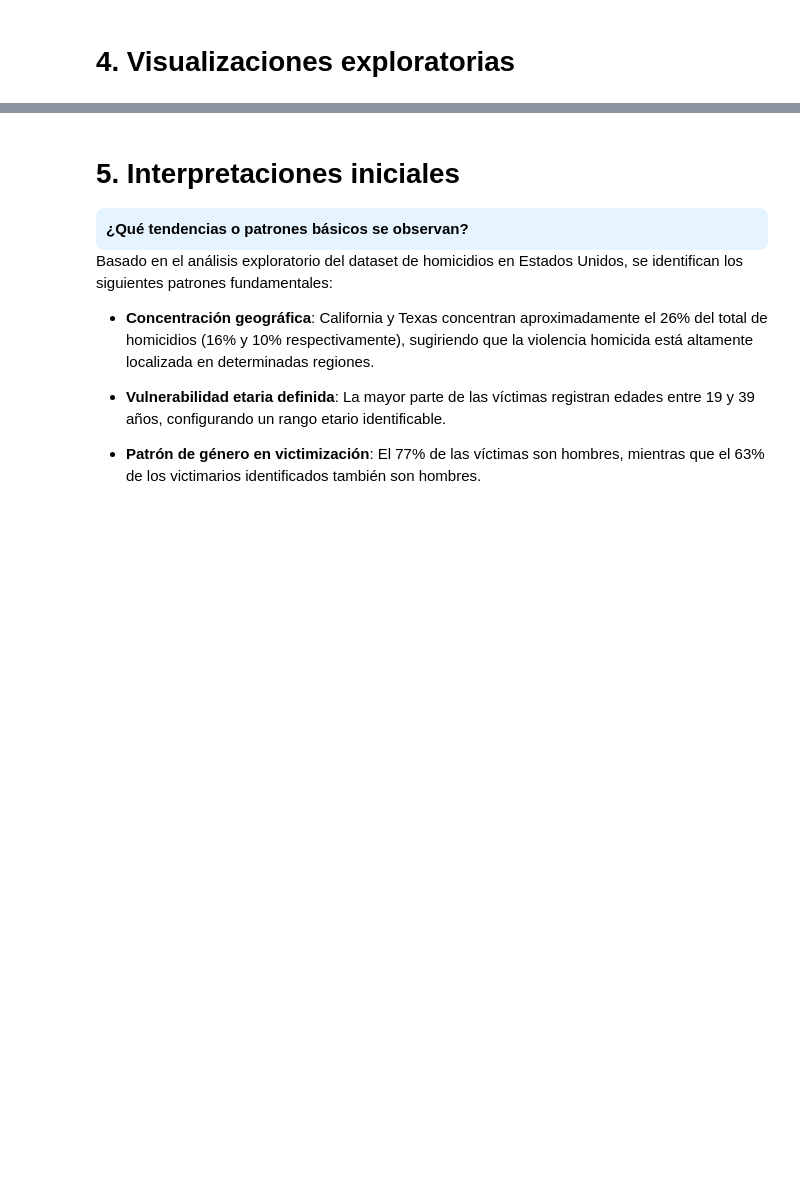
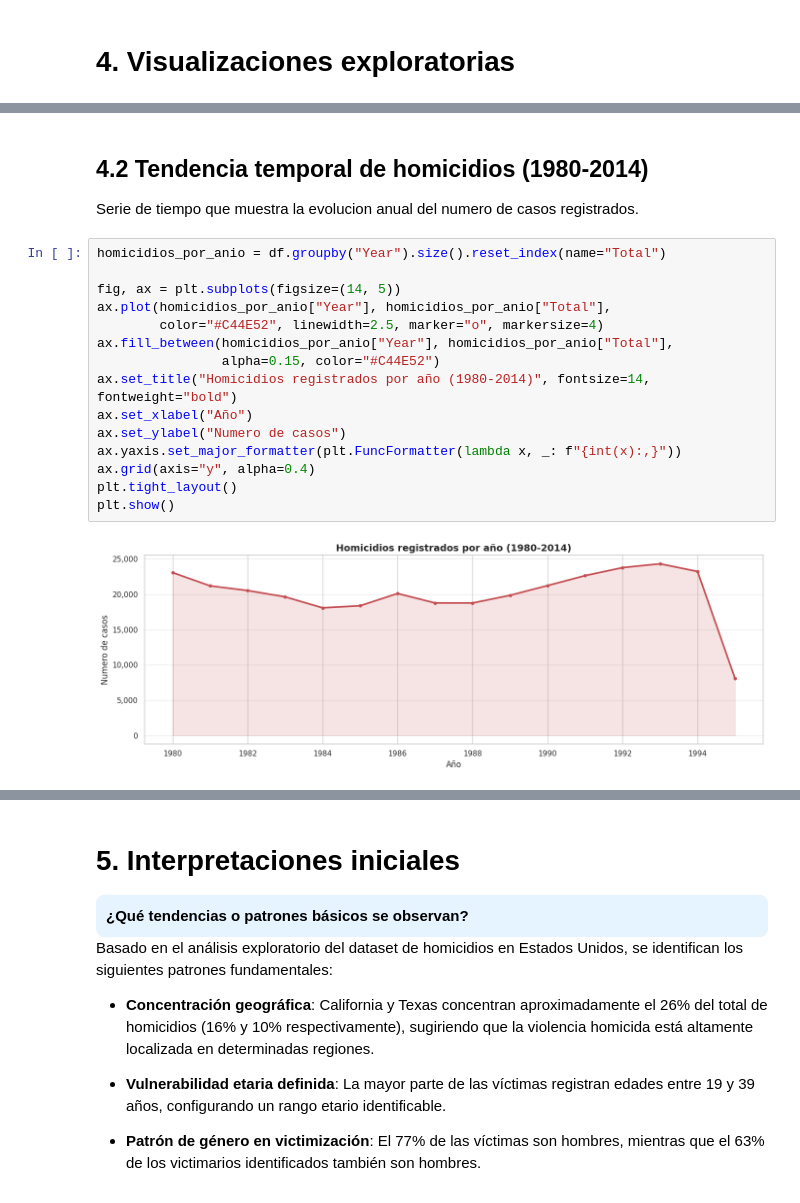
Before and after one commit to eospgonz10/statistical_analytics_homicide, a Jupyter notebook: sesiones_practicas/sp_1_juan_jose_garcia_alvarez_estiven_ospina_gonzalez.ipynb, the cells around one changed output, grey strips where cells are left out. Drawn from its saved outputs; the diff is of its cells as text; blank space fills up the shorter version.

```diff
--- a/sesiones_practicas/sp_1_juan_jose_garcia_alvarez_estiven_ospina_gonzalez.ipynb
+++ b/sesiones_practicas/sp_1_juan_jose_garcia_alvarez_estiven_ospina_gonzalez.ipynb
@@ -186,0 +238,21 @@ max        10.000000
+# %% [markdown]
+## 4.2 Tendencia temporal de homicidios (1980-2014)
+
+Serie de tiempo que muestra la evolucion anual del numero de casos registrados.
+# %%
+homicidios_por_anio = df.groupby("Year").size().reset_index(name="Total")
+
+fig, ax = plt.subplots(figsize=(14, 5))
+ax.plot(homicidios_por_anio["Year"], homicidios_por_anio["Total"],
+        color="#C44E52", linewidth=2.5, marker="o", markersize=4)
+ax.fill_between(homicidios_por_anio["Year"], homicidios_por_anio["Total"],
+                alpha=0.15, color="#C44E52")
+ax.set_title("Homicidios registrados por año (1980-2014)", fontsize=14, fontweight="bold")
+ax.set_xlabel("Año")
+ax.set_ylabel("Numero de casos")
+ax.yaxis.set_major_formatter(plt.FuncFormatter(lambda x, _: f"{int(x):,}"))
+ax.grid(axis="y", alpha=0.4)
+plt.tight_layout()
+plt.show()
+# %% [output]
+[figure, added]
```
Also changed, not shown: parts of 25 cells of this notebook.
